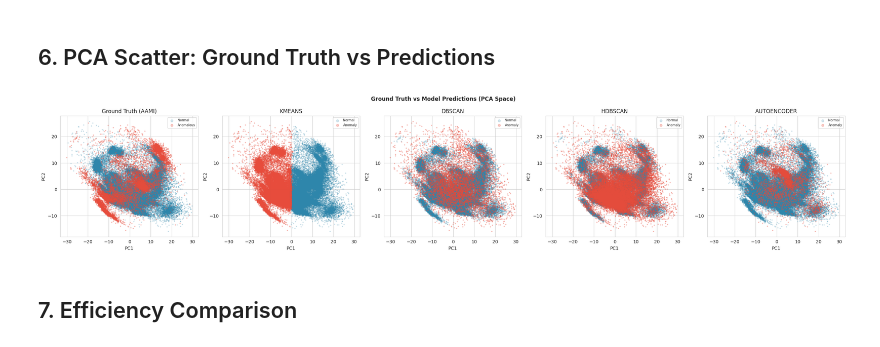
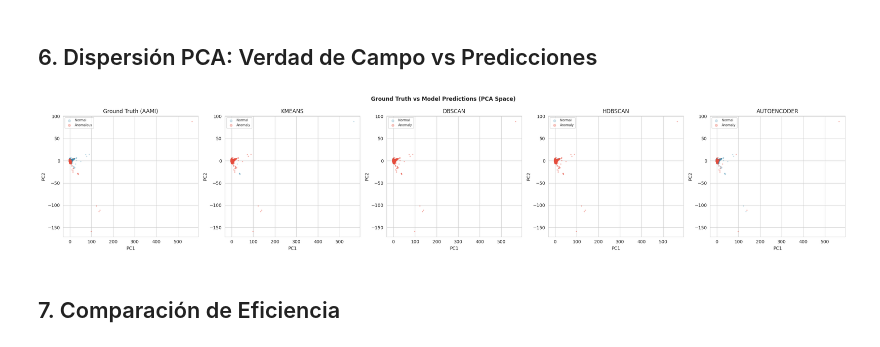
Before and after one commit to JDGarcia25/tfp-cardio-tesis, a Jupyter notebook: notebooks/05_evaluation.ipynb, the cells around one changed output. Cells and saved outputs as stored; diff of their text form; code cells hidden in the pictures.

```diff
--- a/notebooks/05_evaluation.ipynb
+++ b/notebooks/05_evaluation.ipynb
@@ -65,0 +117,36 @@ all intrinsic and extrinsic metrics in one pass.
+# %%
+# Validar ambas asignaciones cluster-a-clase para K-Means
+from ecg_anomaly.models.factory import DetectorFactory
+
+# Re-entrenar K-Means para acceder a labels_
+kmeans_params = getattr(config, "kmeans_params", {})
+kmeans = DetectorFactory.create("kmeans", kmeans_params)
+kmeans.fit(X_clustering)
+
+unique, counts = np.unique(kmeans.labels_, return_counts=True)
+majority = unique[np.argmax(counts)]
+minority = unique[np.argmin(counts)]
+
+# Asignacion A: cluster mayoritario = normal (heuristica por defecto)
+labels_a = np.where(kmeans.labels_ == majority, 0, 1)
+metrics_a = evaluate_extrinsic(true_labels, labels_a)
+
+# Asignacion B: cluster minoritario = normal (heuristica invertida)
+labels_b = np.where(kmeans.labels_ == minority, 0, 1)
+metrics_b = evaluate_extrinsic(true_labels, labels_b)
+
+print("Comparacion de asignaciones K-Means:")
+print(f"  Tamano clusters: mayoritario={counts[np.argmax(counts)]:,}, "
+      f"minoritario={counts[np.argmin(counts)]:,}")
+print(f"  Asignacion A (cluster {majority} = normal, cluster {minority} = anomalo):")
+print(f"    F1={metrics_a['f1']:.4f}, Sensitivity={metrics_a['sensitivity']:.4f}, "
+      f"Specificity={metrics_a['specificity']:.4f}")
+print(f"  Asignacion B (cluster {minority} = normal, cluster {majority} = anomalo):")
+print(f"    F1={metrics_b['f1']:.4f}, Sensitivity={metrics_b['sensitivity']:.4f}, "
+      f"Specificity={metrics_b['specificity']:.4f}")
+
+best = 'A' if metrics_a['f1'] >= metrics_b['f1'] else 'B'
+print(f"\nMejor asignacion por F1: Asignacion {best}")
+if best == 'B':
+    print("  -> El cluster minoritario produce mejor alineacion clinica.")
+    print("  -> Esto significa que la heuristica por defecto (mayoritario=normal) puede no ser siempre optima.")
@@ -183,42 +297,42 @@ DBSCAN:
 # %% [markdown]
-## 6. PCA Scatter: Ground Truth vs Predictions
+## 6. Dispersión PCA: Verdad de Campo vs Predicciones
 # %%
 fig, axes = plt.subplots(1, len(config.models) + 1, figsize=(5 * (len(config.models) + 1), 5))
 
 # Ground truth
 normal_mask = true_labels == 0
 anomaly_mask = true_labels == 1
-axes[0].scatter(X_clustering[normal_mask, 0], X_clustering[normal_mask, 1],
+axes[0].scatter(X_pca_vis[normal_mask, 0], X_pca_vis[normal_mask, 1],
                alpha=0.2, s=3, c="#2E86AB", label="Normal")
-axes[0].scatter(X_clustering[anomaly_mask, 0], X_clustering[anomaly_mask, 1],
+axes[0].scatter(X_pca_vis[anomaly_mask, 0], X_pca_vis[anomaly_mask, 1],
                alpha=0.3, s=3, c="#E74C3C", label="Anomalous")
 axes[0].set_title("Ground Truth (AAMI)")
 axes[0].legend(fontsize=7, markerscale=3)
 axes[0].set_xlabel("PC1")
 axes[0].set_ylabel("PC2")
 
 # Each model's predictions
 for i, model_name in enumerate(config.models):
     detector = comparator.detectors[i]
     if detector.anomaly_labels_ is not None:
         pred_normal = detector.anomaly_labels_ == 0
         pred_anomaly = detector.anomaly_labels_ == 1
-        axes[i+1].scatter(X_clustering[pred_normal, 0], X_clustering[pred_normal, 1],
+        axes[i+1].scatter(X_pca_vis[pred_normal, 0], X_pca_vis[pred_normal, 1],
                          alpha=0.2, s=3, c="#2E86AB", label="Normal")
-        axes[i+1].scatter(X_clustering[pred_anomaly, 0], X_clustering[pred_anomaly, 1],
+        axes[i+1].scatter(X_pca_vis[pred_anomaly, 0], X_pca_vis[pred_anomaly, 1],
                          alpha=0.3, s=3, c="#E74C3C", label="Anomaly")
         axes[i+1].legend(fontsize=7, markerscale=3)
     axes[i+1].set_title(f"{model_name.upper()}")
     axes[i+1].set_xlabel("PC1")
     axes[i+1].set_ylabel("PC2")
 
 plt.suptitle("Ground Truth vs Model Predictions (PCA Space)", fontweight="bold")
 plt.tight_layout()
 plt.show()
 # %% [output]
-[figure, old version]
+[figure, new version]
-# %% [markdown]
-## 7. Efficiency Comparison
+# %% [markdown]
+## 7. Comparación de Eficiencia
 # %%
 fig, axes = plt.subplots(1, 2, figsize=(12, 4))
 
```
Also changed, not shown: parts of 38 cells of this notebook, 24 other files.
